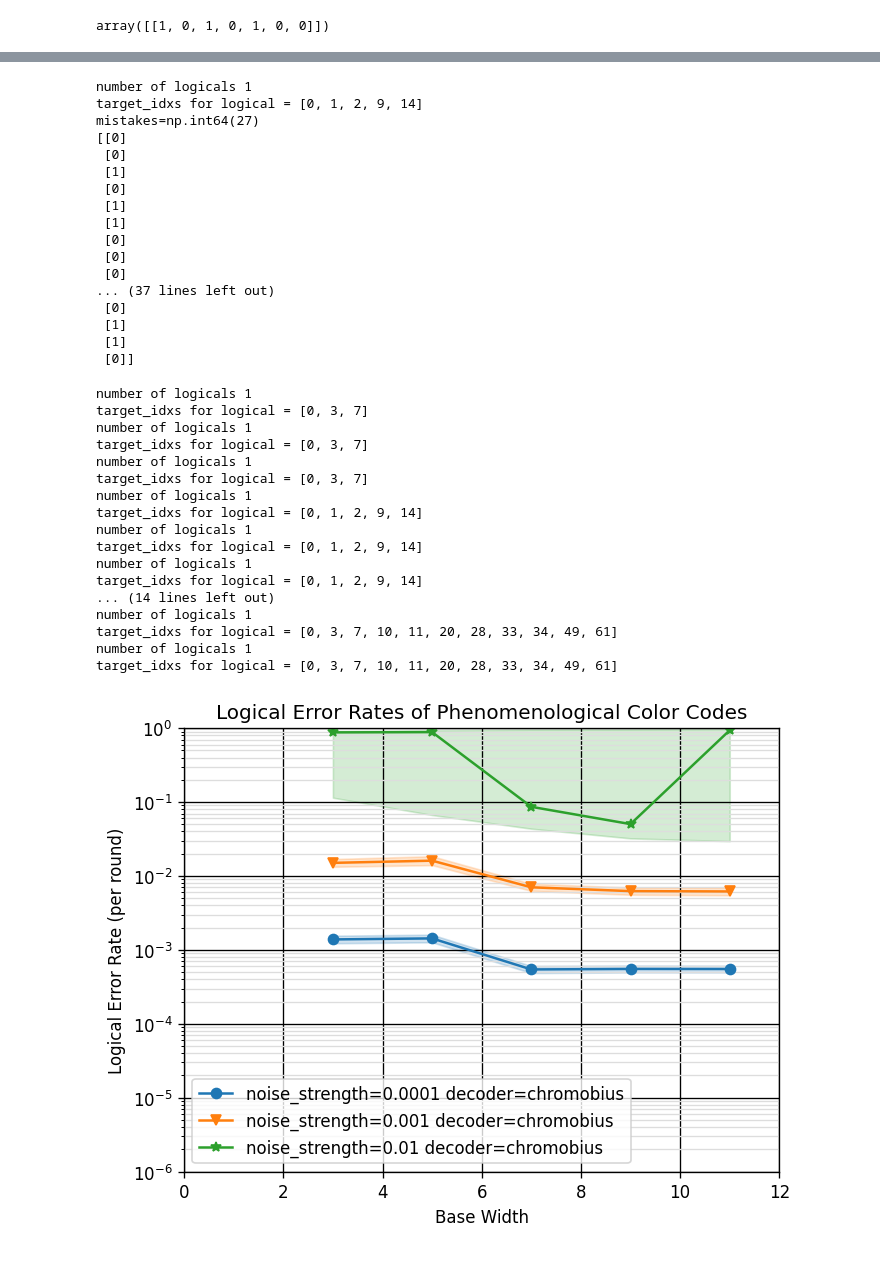
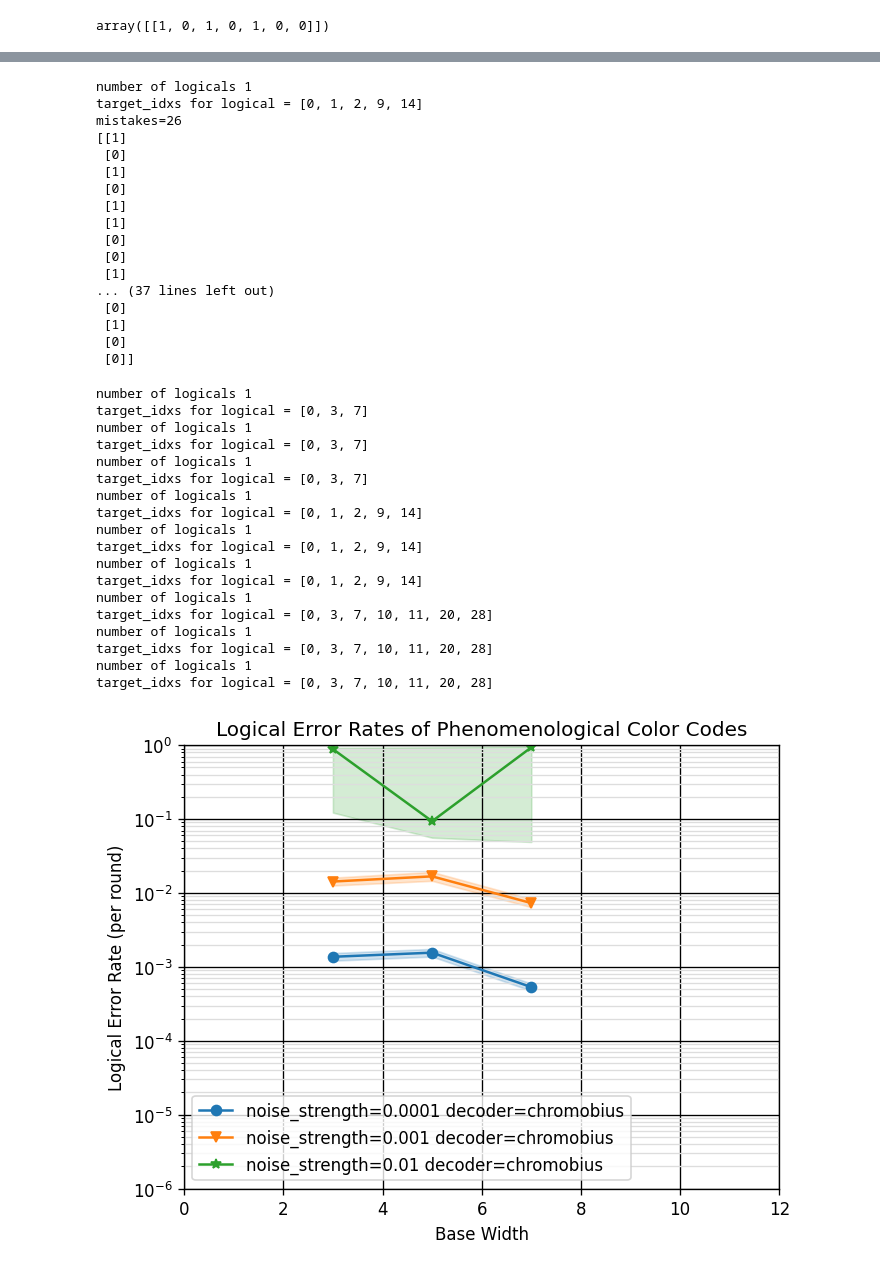
Before and after one commit to monamoeba/CST-Part-II-Project-Code, a Jupyter notebook: color_code_experiments/488Debug.ipynb, the cells around one changed output, grey strips where cells are left out. Saved outputs shown, nothing was run; the diff lists cells and outputs as text; code cells hidden in the pictures.

```diff
--- a/color_code_experiments/488Debug.ipynb
+++ b/color_code_experiments/488Debug.ipynb
@@ -309,8 +309,8 @@ class ColorCodeCircuit488Debug():
             circ.append("DETECTOR", targets, [tile.ancilla[0], tile.ancilla[1], 0, chrom_annot[tile.color]['Z']])
 
         # logical observable
-        logical_z_qubits = [q for q in sorted_qs if q[1]==0]
-        obs_targets = [stim.target_rec(q_rec_offsets[qa_index_map[q]]) for q in logical_z_qubits]
+        #logical_z_qubits = [q for q in sorted_qs if q[1]==0]
+        #obs_targets = [stim.target_rec(q_rec_offsets[qa_index_map[q]]) for q in logical_z_qubits]
         #temp experimenting for observable
         stabs, mapping = self._get_stabilizers()
         Hx = np.array(stabs)
@@ -451,7 +451,7 @@ class ColorCodeCircuit488Debug():
 
         for step in range(8):
             measurements = []
-            depolarise_ops = set()
+            #depolarise_ops = set()
             for tile in self._tiles:
                 ax,ay = tile.ancilla
                 aidx = self.qtoid[tile.ancilla]
@@ -646,8 +653,8 @@ print(predicted_obs)
 # %% [output]
 number of logicals 1
 target_idxs for logical = [0, 1, 2, 9, 14]
-mistakes=np.int64(27)
-[[0]
+mistakes=26
+[[1]
  [0]
  [1]
  [0]
@@ -655,11 +662,11 @@ mistakes=np.int64(27)
  [1]
  [0]
  [0]
- [0]
+ [1]
 ... (37 lines left out)
  [0]
  [1]
- [1]
+ [0]
  [0]]
 # %%
 #plotting
@@ -672,7 +679,7 @@ tasks = [
         circuit=ColorCodeCircuit488Debug(d,r,p).get_circuit(),
         json_metadata={'d': d, 'p': p, 'r': r, 'b': b},
     )
-    for d in [3,5,7,9,11]
+    for d in [3,5,7]
     for r in [d*4]
     for b in ['Z']
     for p in [0.001,0.0001,0.01]
@@ -694,37 +701,38 @@ sinter.plot_error_rate(
     stats=stats,
     x_func=lambda stat: stat.json_metadata['d'],
     group_func=lambda stat: f"""noise_strength={stat.json_metadata['p']} decoder={stat.decoder}""",
     failure_units_per_shot_func=lambda stat: stat.json_metadata['r'],
 )
 ax.set_ylim(1e-6, 1e-0)
 ax.set_xlim(0, 12)
 ax.semilogy()
 ax.set_title("Logical Error Rates of Phenomenological Color Codes")
 ax.set_xlabel("Base Width")
 ax.set_ylabel("Logical Error Rate (per round)")
 ax.grid(which='major', color='#000000')
 ax.grid(which='minor', color='#DDDDDD')
 ax.legend()
 fig.set_dpi(120)  # Show it bigger
 # %% [output]
 number of logicals 1
 target_idxs for logical = [0, 3, 7]
 number of logicals 1
 target_idxs for logical = [0, 3, 7]
 number of logicals 1
 target_idxs for logical = [0, 3, 7]
 number of logicals 1
 target_idxs for logical = [0, 1, 2, 9, 14]
 number of logicals 1
 target_idxs for logical = [0, 1, 2, 9, 14]
 number of logicals 1
 target_idxs for logical = [0, 1, 2, 9, 14]
-... (14 lines left out)
 number of logicals 1
-target_idxs for logical = [0, 3, 7, 10, 11, 20, 28, 33, 34, 49, 61]
+target_idxs for logical = [0, 3, 7, 10, 11, 20, 28]
 number of logicals 1
-target_idxs for logical = [0, 3, 7, 10, 11, 20, 28, 33, 34, 49, 61]
+target_idxs for logical = [0, 3, 7, 10, 11, 20, 28]
+number of logicals 1
+target_idxs for logical = [0, 3, 7, 10, 11, 20, 28]
-[figure, old version]
+[figure, new version]
 # %%
 import matplotlib.pyplot as plt
 
```
Also changed, not shown: parts of 1 cell of this notebook.
